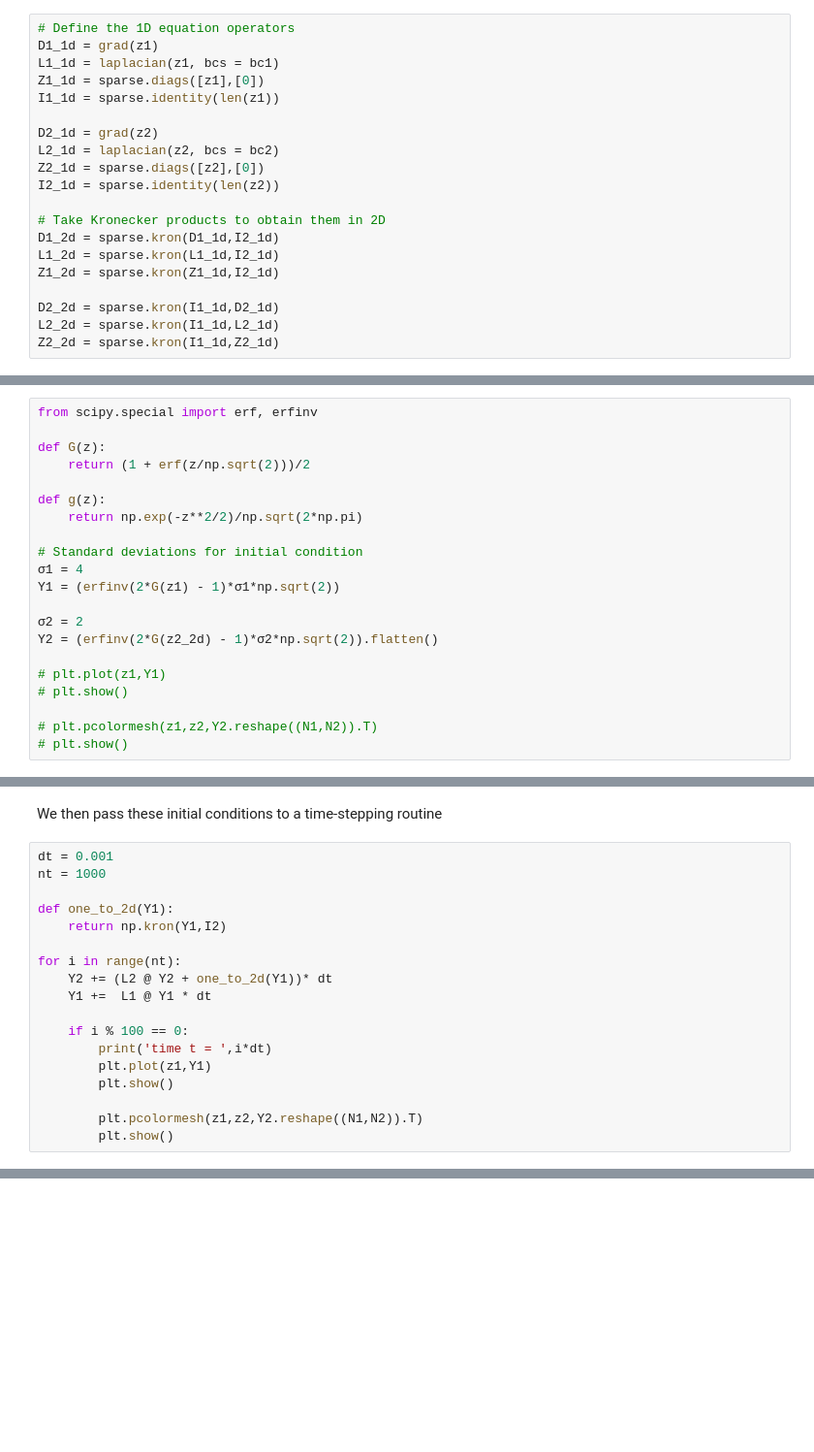
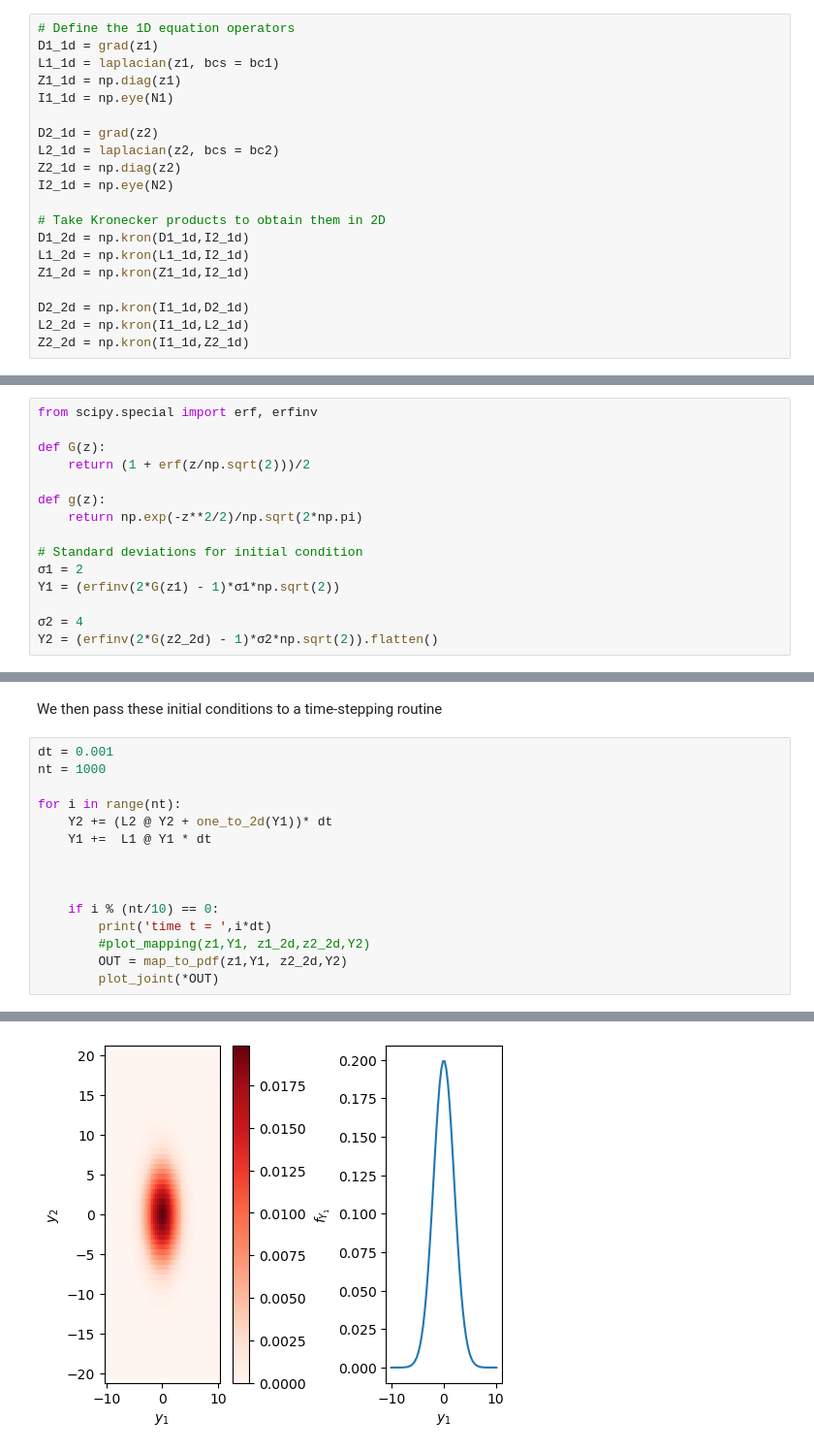
Before and after one commit to mannixp/D.strafity-mapping, a Jupyter notebook: Mapping/Part3_Mapping_2d.ipynb, the cells around one changed output, grey strips where cells are left out. Shown at 97% size. Cells and saved outputs as stored; diff of their text form; blank space fills up the shorter version.

```diff
--- a/Mapping/Part3_Mapping_2d.ipynb
+++ b/Mapping/Part3_Mapping_2d.ipynb
@@ -108,20 +134,20 @@ We then define the terms in the mapping equation by constructing the terms using
 # Define the 1D equation operators
 D1_1d = grad(z1)
 L1_1d = laplacian(z1, bcs = bc1)
-Z1_1d = sparse.diags([z1],[0])
-I1_1d = sparse.identity(len(z1))
+Z1_1d = np.diag(z1)
+I1_1d = np.eye(N1)
 
 D2_1d = grad(z2)
 L2_1d = laplacian(z2, bcs = bc2)
-Z2_1d = sparse.diags([z2],[0])
-I2_1d = sparse.identity(len(z2))
+Z2_1d = np.diag(z2)
+I2_1d = np.eye(N2)
 
 # Take Kronecker products to obtain them in 2D
-D1_2d = sparse.kron(D1_1d,I2_1d)
-L1_2d = sparse.kron(L1_1d,I2_1d)
-Z1_2d = sparse.kron(Z1_1d,I2_1d)
+D1_2d = np.kron(D1_1d,I2_1d)
+L1_2d = np.kron(L1_1d,I2_1d)
+Z1_2d = np.kron(Z1_1d,I2_1d)
 
-D2_2d = sparse.kron(I1_1d,D2_1d)
-L2_2d = sparse.kron(I1_1d,L2_1d)
-Z2_2d = sparse.kron(I1_1d,Z2_1d)
+D2_2d = np.kron(I1_1d,D2_1d)
+L2_2d = np.kron(I1_1d,L2_1d)
+Z2_2d = np.kron(I1_1d,Z2_1d)
 # %% [markdown]
@@ -161,14 +187,8 @@ def g(z):
     return np.exp(-z**2/2)/np.sqrt(2*np.pi)
 
 # Standard deviations for initial condition
-σ1 = 4
+σ1 = 2
 Y1 = (erfinv(2*G(z1) - 1)*σ1*np.sqrt(2))
 
-σ2 = 2
+σ2 = 4
 Y2 = (erfinv(2*G(z2_2d) - 1)*σ2*np.sqrt(2)).flatten()
-
-# plt.plot(z1,Y1)
-# plt.show()
-
-# plt.pcolormesh(z1,z2,Y2.reshape((N1,N2)).T)
-# plt.show()
@@ -177,18 +311,16 @@ We then pass these initial conditions to a time-stepping routine
 # %%
 dt = 0.001
 nt = 1000
-
-def one_to_2d(Y1):
-    return np.kron(Y1,I2)
 
 for i in range(nt):
     Y2 += (L2 @ Y2 + one_to_2d(Y1))* dt
     Y1 +=  L1 @ Y1 * dt
 
-    if i % 100 == 0:
+
+
+    if i % (nt/10) == 0:
         print('time t = ',i*dt)
-        plt.plot(z1,Y1)
-        plt.show()
-
-        plt.pcolormesh(z1,z2,Y2.reshape((N1,N2)).T)
-        plt.show()
+        #plot_mapping(z1,Y1, z1_2d,z2_2d,Y2)
+        OUT = map_to_pdf(z1,Y1, z2_2d,Y2)
+        plot_joint(*OUT)
+# %% [output]
@@ -194,0 +328 @@ for i in range(nt):
+[figure, added]
```
Also changed, not shown: parts of 16 cells of this notebook.
